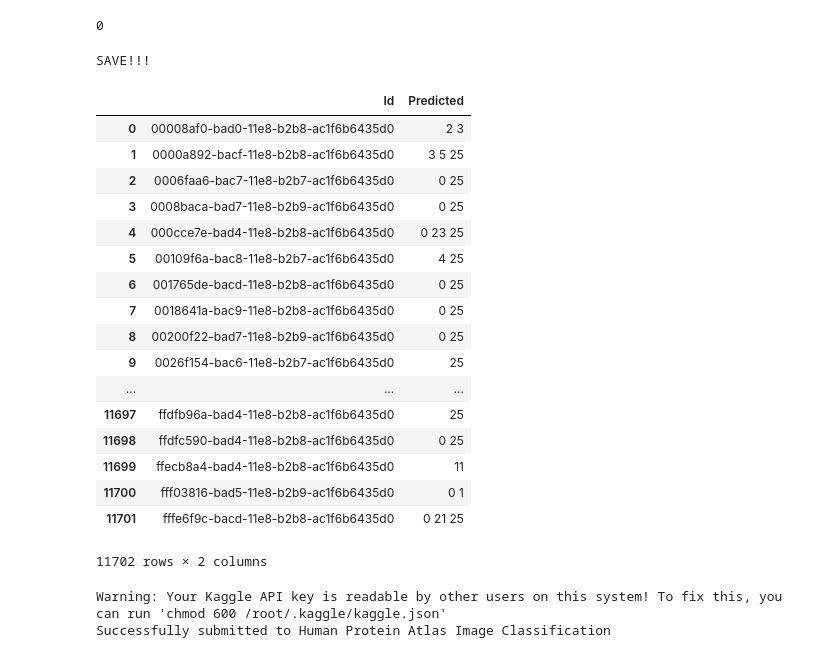
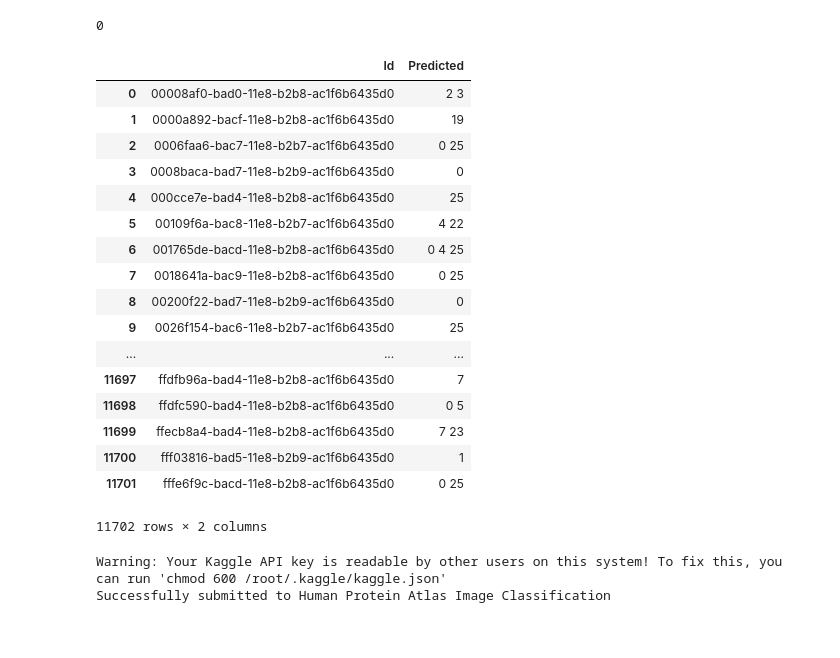
Before and after one commit to pedrodiamel/kaggle-human-protein-atlas, a Jupyter notebook: books/submission.ipynb, the cells around one changed output. Cells and saved outputs as stored; diff of their text form; code cells hidden in the pictures.

```diff
--- a/books/submission.ipynb
+++ b/books/submission.ipynb
@@ -27,9 +27,9 @@ pathname = os.path.expanduser( '~/.datasets' )
 projectnet='../out/netruns'
 no_cuda=False
 seed=1
-gpu=1
-batch_size=60
-workers=10
+gpu=0
+batch_size=1
+workers=0
 num_input_channels=3
 
 print(pathname)
@@ -144,32 +146,42 @@ len(np.where( np.array([1,2,3]) < 0 )[0])
 # %% [output]
 0
 # %%
-submission_filepath = 'submission.csv'
-th=0.4
-#submission = [ {'Id': Id, 'Predicted': ' '.join( map(str, np.where( yhat > th )[0])  if len(np.where( yhat > th )[0])>0 else '0'  ) }  for (Id, yhat) in zip( iDs,Yhat) ]
-submission = [ {'Id': Id, 'Predicted': ' '.join( map(str, np.where( yhat > th )[0]) ) }  for (Id, yhat) in zip( iDs,Yhat) ]
-submission = pd.DataFrame( submission )
-submission.to_csv(submission_filepath, index=False, encoding='utf-8')
-print('SAVE!!!')
-submission
+# submission_filepath = 'submission.csv'
+# th=0.5
+# #submission = [ {'Id': Id, 'Predicted': ' '.join( map(str, np.where( yhat > th )[0])  if len(np.where( yhat > th )[0])>0 else '0'  ) }  for (Id, yhat) in zip( iDs,Yhat) ]
+# submission = [ {'Id': Id, 'Predicted': ' '.join( map(str, np.where( yhat > th )[0]) ) }  for (Id, yhat) in zip( iDs,Yhat) ]
+# submission = pd.DataFrame( submission )
+# submission.to_csv(submission_filepath, index=False, encoding='utf-8')
+# print('SAVE!!!')
+# submission
-# %% [output]
-SAVE!!!
-|  | Id | Predicted |
-| 0 | 00008af0-bad0-11e8-b2b8-ac1f6b6435d0 | 2 3 |
-| 1 | 0000a892-bacf-11e8-b2b8-ac1f6b6435d0 | 3 5 25 |
-| 2 | 0006faa6-bac7-11e8-b2b7-ac1f6b6435d0 | 0 25 |
-| 3 | 0008baca-bad7-11e8-b2b9-ac1f6b6435d0 | 0 25 |
-| 4 | 000cce7e-bad4-11e8-b2b8-ac1f6b6435d0 | 0 23 25 |
-| 5 | 00109f6a-bac8-11e8-b2b7-ac1f6b6435d0 | 4 25 |
-| 6 | 001765de-bacd-11e8-b2b8-ac1f6b6435d0 | 0 25 |
-| 7 | 0018641a-bac9-11e8-b2b8-ac1f6b6435d0 | 0 25 |
-| 8 | 00200f22-bad7-11e8-b2b9-ac1f6b6435d0 | 0 25 |
-| 9 | 0026f154-bac6-11e8-b2b7-ac1f6b6435d0 | 25 |
-| ... | ... | ... |
-| 11697 | ffdfb96a-bad4-11e8-b2b8-ac1f6b6435d0 | 25 |
-| 11698 | ffdfc590-bad4-11e8-b2b8-ac1f6b6435d0 | 0 25 |
-| 11699 | ffecb8a4-bad4-11e8-b2b8-ac1f6b6435d0 | 11 |
-| 11700 | fff03816-bad5-11e8-b2b9-ac1f6b6435d0 | 0 1 |
-| 11701 | fffe6f9c-bacd-11e8-b2b8-ac1f6b6435d0 | 0 21 25 |
-11702 rows × 2 columns
+# %%
+submission_filepath = 'submission.csv'
+th=0.4
+submission = pd.read_csv('/root/.kaggle/competitions/human-protein-atlas-image-classification/sample_submission.csv')
+
+#submission = [ {'Id': Id, 'Predicted': ' '.join( map(str, np.where( yhat > th )[0])  if len(np.where( yhat > th )[0])>0 else '0'  ) }  for (Id, yhat) in zip( iDs,Yhat) ]
+submission_local = [ {'Id': Id, 'Predicted': ' '.join( map(str, np.where( yhat > th )[0]) ) }  for (Id, yhat) in zip( iDs,Yhat) ]
+submission_local = pd.DataFrame( submission_local )
+submission.loc[ submission['Id'] == submission_local['Id']   , 'Predicted'] = submission_local['Predicted']
+submission.to_csv(submission_filepath, index=False, encoding='utf-8')
+submission
+# %% [output]
+|  | Id | Predicted |
+| 0 | 00008af0-bad0-11e8-b2b8-ac1f6b6435d0 | 2 3 |
+| 1 | 0000a892-bacf-11e8-b2b8-ac1f6b6435d0 | 19 |
+| 2 | 0006faa6-bac7-11e8-b2b7-ac1f6b6435d0 | 0 25 |
+| 3 | 0008baca-bad7-11e8-b2b9-ac1f6b6435d0 | 0 |
+| 4 | 000cce7e-bad4-11e8-b2b8-ac1f6b6435d0 | 25 |
+| 5 | 00109f6a-bac8-11e8-b2b7-ac1f6b6435d0 | 4 22 |
+| 6 | 001765de-bacd-11e8-b2b8-ac1f6b6435d0 | 0 4 25 |
+| 7 | 0018641a-bac9-11e8-b2b8-ac1f6b6435d0 | 0 25 |
+| 8 | 00200f22-bad7-11e8-b2b9-ac1f6b6435d0 | 0 |
+| 9 | 0026f154-bac6-11e8-b2b7-ac1f6b6435d0 | 25 |
+| ... | ... | ... |
+| 11697 | ffdfb96a-bad4-11e8-b2b8-ac1f6b6435d0 | 7 |
+| 11698 | ffdfc590-bad4-11e8-b2b8-ac1f6b6435d0 | 0 5 |
+| 11699 | ffecb8a4-bad4-11e8-b2b8-ac1f6b6435d0 | 7 23 |
+| 11700 | fff03816-bad5-11e8-b2b9-ac1f6b6435d0 | 1 |
+| 11701 | fffe6f9c-bacd-11e8-b2b8-ac1f6b6435d0 | 0 25 |
+11702 rows × 2 columns
 # %%
```
Also changed, not shown: parts of 9 cells of this notebook, 5 other files.
